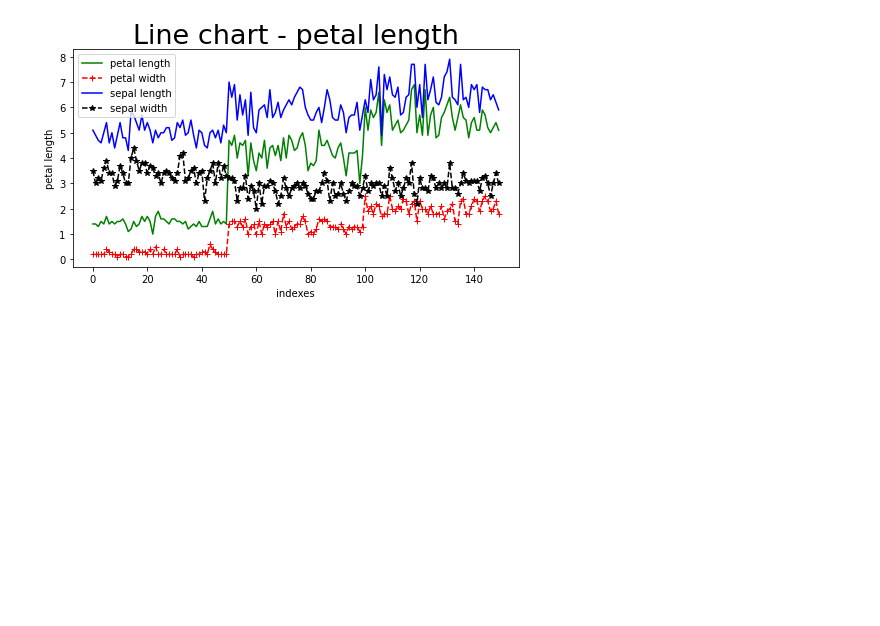
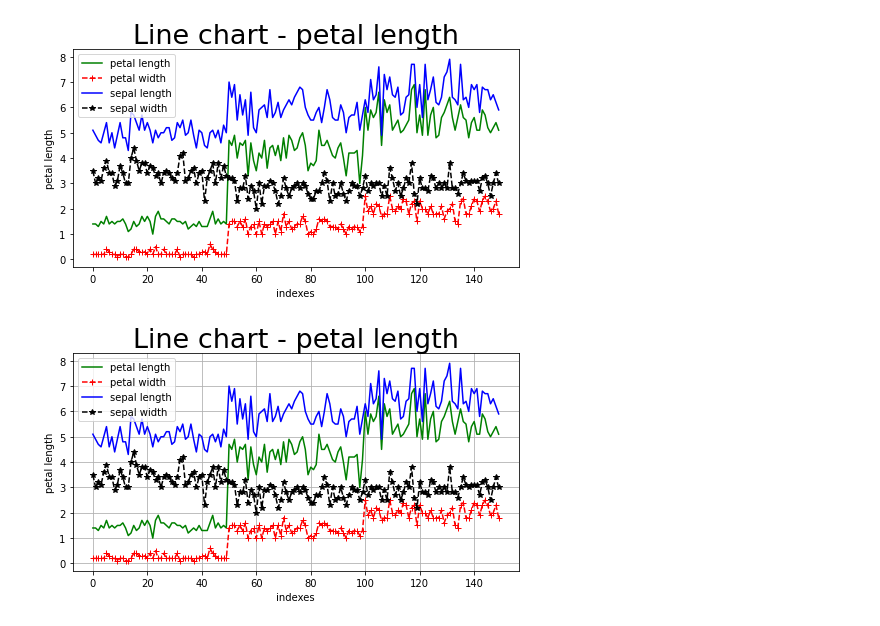
Before and after one commit to isathik/Day1-test, a Jupyter notebook: Day2.ipynb, the cells around one changed output. Drawn from its saved outputs; the diff is of its cells as text; code cells hidden in the pictures; blank space fills up the shorter version.

```diff
--- a/Day2.ipynb
+++ b/Day2.ipynb
@@ -137,3 +137,17 @@ plt.legend()
 plt.show()
 # %% [output]
 [figure]
+# %%
+plt.figure(figsize=(8,4))
+plt.grid()
+plt.plot(data['petal_length'],color = 'green',label="petal length")
+plt.plot(data['petal_width'],color = 'red', label = "petal width", linestyle ="--",marker="+")
+plt.plot(data['sepal_length'],color = 'blue',label="sepal length")
+plt.plot(data['sepal_width'],color = 'black',label="sepal width", linestyle ="--", marker = "*")
+plt.title("Line chart - petal length", fontsize=27)
+plt.xlabel("indexes")
+plt.ylabel("petal length")
+plt.legend()
+plt.show()
+# %% [output]
+[figure, added]
```
